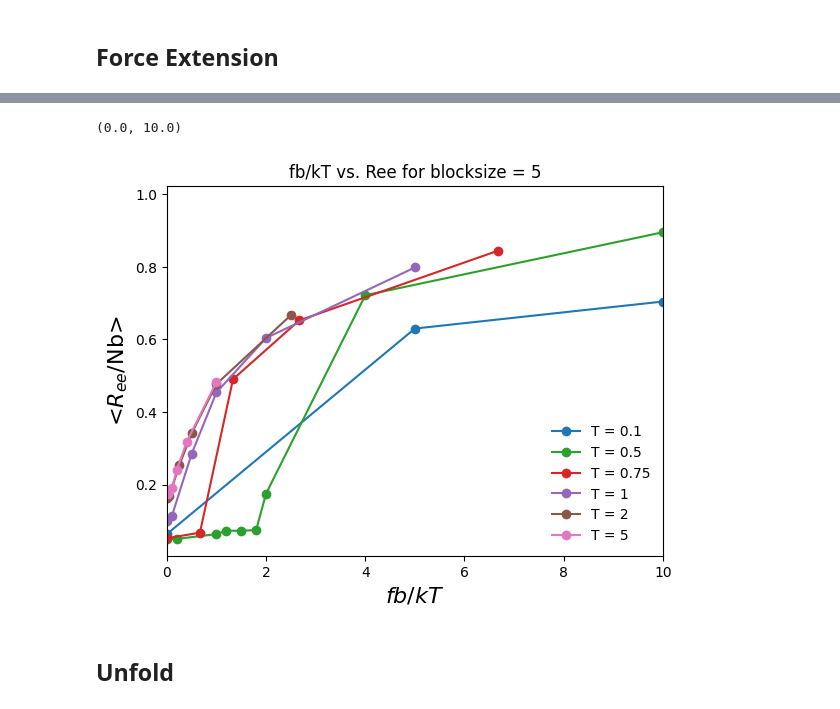
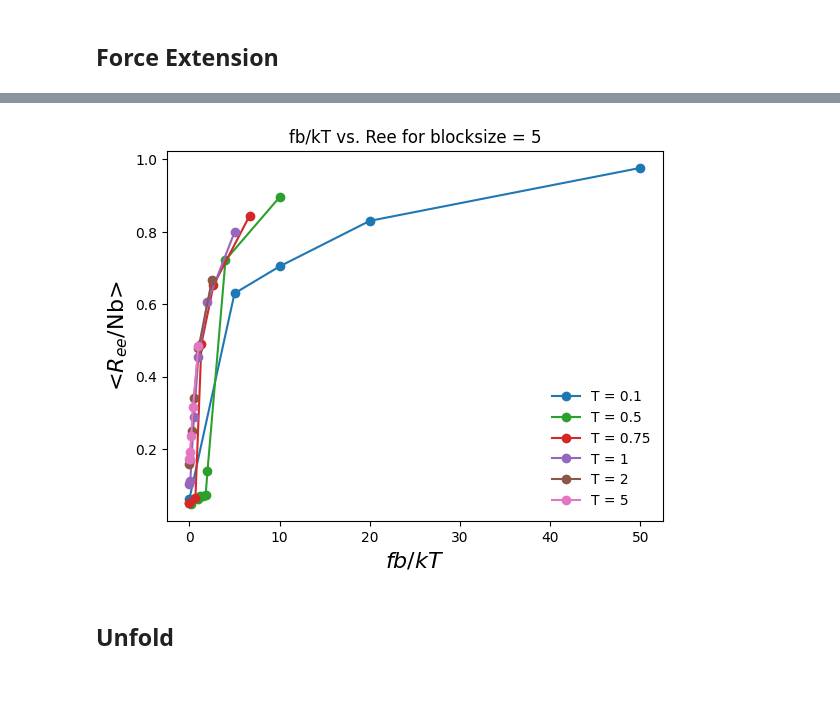
Before and after one commit to VagrantHyp/Code, a Jupyter notebook: Block5.ipynb, the cells around one changed output, grey strips where cells are left out. Drawn from its saved outputs; the diff is of its cells as text; code cells hidden in the pictures.

```diff
--- a/Block5.ipynb
+++ b/Block5.ipynb
@@ -277,22 +272,21 @@ plt.savefig('../Data/Block5/Figures/FvsRee')
 # %%
 for cgt in lsCGTBl5:
     force = np.array(cgt.f)
     Ree = np.array(cgt.aveRee)
     plt.plot(force / cgt.t, Ree / 100, 'o-', color = cgt.color, label = 'T = ' + str(cgt.t))
 
 # x = np.linspace(0, 50)
 # y = 1 / np.tanh(x) - 1 / x
 # plt.plot(x,y, color = 'k', label = 'theory')
 
 plt.xlabel('$fb/kT$', fontsize=16)
 plt.ylabel('<$R_{ee}$/Nb>', fontsize=16)
 plt.legend(frameon=False)
 plt.title("fb/kT vs. Ree for blocksize = 5")
 plt.savefig('../Data/Block5/Figures/Fbkt vs Ree')
-plt.xlim(0,10)
+# plt.xlim(0,10)
 # plt.savefig('../Data/Block5/Figures/Fbkt vs ReeZoom')
 # %% [output]
-(0.0, 10.0)
-[figure, old version]
+[figure, new version]
 # %% [markdown]
 ## Unfold
```
Also changed, not shown: parts of 27 cells of this notebook, 1 other file.
